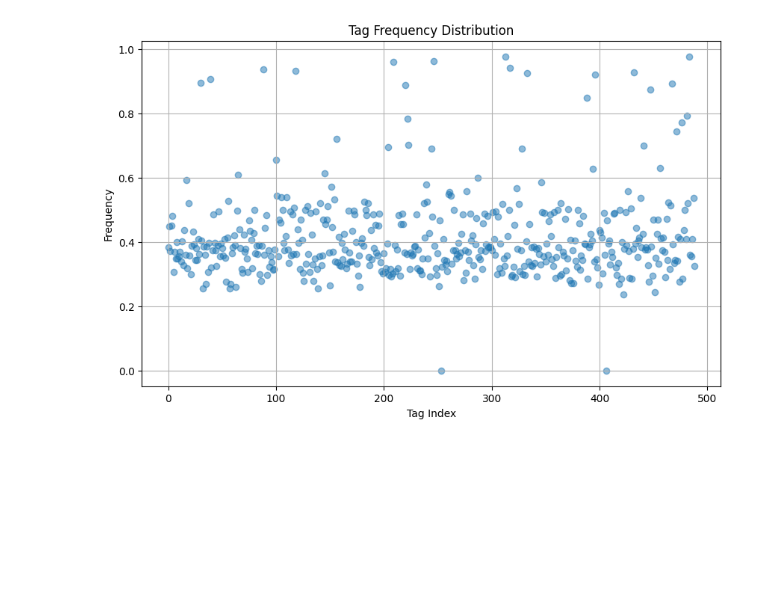
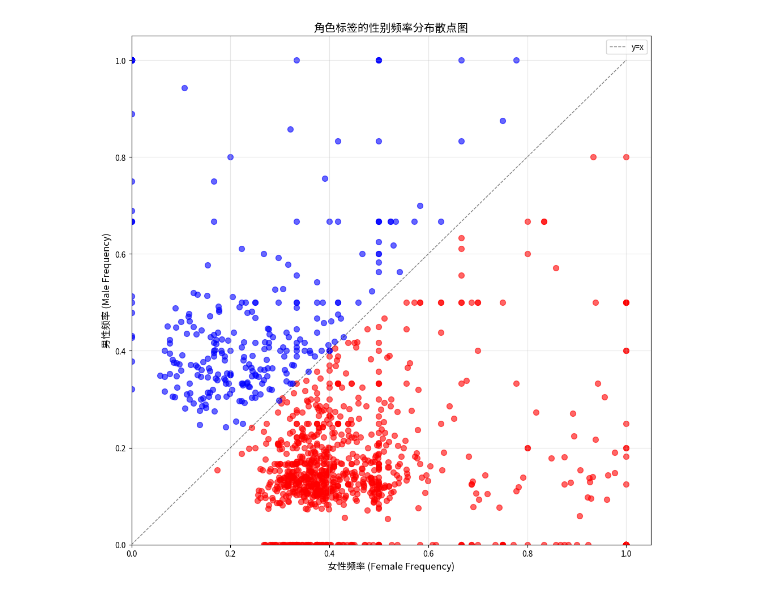
Before and after one commit to WallBreakerNO4/Danbooru-characters-search, a Jupyter notebook: female-frequency-test.ipynb, the cells around one changed output. Saved outputs shown, nothing was run; the diff lists cells and outputs as text; code cells hidden in the pictures; blank space fills up the shorter version.

Commit message:
为指定游戏添加角色搜索和保存功能
- 实现了一个新脚本，用于按标签搜索游戏角色并按性别进行分类。
- 添加了将角色数据按男性、女性和未知性别分别保存到 CSV 文件的功能。
- 使用 tqdm 库在数据检索过程中进行进度跟踪。
- 添加了错误处理功能，用于管理角色数据处理过程中的异常。
- 删除了过时的 frequencies_distribution.png 文件。

```diff
--- a/female-frequency-test.ipynb
+++ b/female-frequency-test.ipynb
@@ -2,9 +2,21 @@
 import sys
 import os
 from tqdm import tqdm
-import matplotlib.pyplot as plt
 from libs.danbooru_client import create_danbooru_client
 from libs.character_search import (
     calculate_average_tag_frequency,
     calculate_gender_frequencies,
 )
+from dataclasses import dataclass
+
+
+@dataclass
+class TagData:
+    tag: str
+    female_frequency: float
+    male_frequency: float
+    is_male: bool
+    post_count: int
+
+
+client = create_danbooru_client()
@@ -38,16 +23,71 @@ with open(output_file, "w", encoding="utf-8") as file:
 # %%
-female_frequencies = []
-with open("test/frequencies.csv", "r", encoding="utf-8") as f:
+import matplotlib.pyplot as plt
+from matplotlib import rcParams
+
+# 设置全局字体为 Noto Sans CJK SC（简体中文）
+rcParams["font.family"] = "sans-serif"
+rcParams["font.sans-serif"] = ["Noto Sans CJK JP"]  # 使用 Noto Sans CJK SC
+rcParams["axes.unicode_minus"] = False  # 解决负号显示问题
+
+# 读取女性数据
+tags = []
+female_frequency = [[], []]
+with open("outputs/arknights_female_characters.csv", "r", encoding="utf-8") as f:
+    next(f)  # 跳过标题行
     for line in f:
-        female_frequencies.append(float(line.strip()))
-# 绘制频率分布图（散点图）
-plt.figure(figsize=(10, 6))
-plt.scatter(range(len(female_frequencies)), female_frequencies, alpha=0.5)
-plt.title("Tag Frequency Distribution")
-plt.xlabel("Tag Index")
-plt.ylabel("Frequency")
-plt.grid(True)
-plt.savefig("test/frequencies_distribution.png")
+        split = line.strip().split(",")
+        tag = TagData(
+            tag=split[0],
+            male_frequency=float(split[1]),
+            female_frequency=float(split[2]),
+            is_male=False,
+            post_count=int(split[3]),
+        )
+        tags.append(tag)
+        female_frequency[0].append(tag.male_frequency)
+        female_frequency[1].append(tag.female_frequency)
+
+# 读取男性数据
+male_frequency = [[], []]
+with open("outputs/arknights_male_characters.csv", "r", encoding="utf-8") as f:
+    next(f)  # 跳过标题行
+    for line in f:
+        split = line.strip().split(",")
+        tag = TagData(
+            tag=split[0],
+            male_frequency=float(split[1]),
+            female_frequency=float(split[2]),
+            is_male=True,
+            post_count=int(split[3]),
+        )
+        tags.append(tag)
+        male_frequency[0].append(tag.male_frequency)
+        male_frequency[1].append(tag.female_frequency)
+
+
+# 绘制散点图
+plt.figure(figsize=(10, 10))
+plt.scatter(female_frequency[1], female_frequency[0], alpha=0.6, s=50, c="red")
+plt.scatter(male_frequency[1], male_frequency[0], alpha=0.6, s=50, c="blue")
+
+# 设置坐标轴标签和标题（现在可以正确显示中文）
+plt.xlabel("女性频率 (Female Frequency)", fontsize=12)
+plt.ylabel("男性频率 (Male Frequency)", fontsize=12)
+plt.title("角色标签的性别频率分布散点图", fontsize=14)
+
+plt.grid(True, alpha=0.3)
+max_freq = max(
+    max(female_frequency[1]) if female_frequency[1] else 0,
+    max(female_frequency[0]) if female_frequency[0] else 0,
+)
+if max_freq > 0:
+    plt.plot([0, max_freq], [0, max_freq], "k--", alpha=0.5, linewidth=1, label="y=x")
+    plt.legend()
+    plt.xlim(0, max_freq * 1.05)
+    plt.ylim(0, max_freq * 1.05)
+
+
+plt.tight_layout()
 plt.show()
 # %% [output]
-[figure, old version]
+[figure, new version]
```
Also changed, not shown: parts of 2 cells of this notebook, 6 other files.
